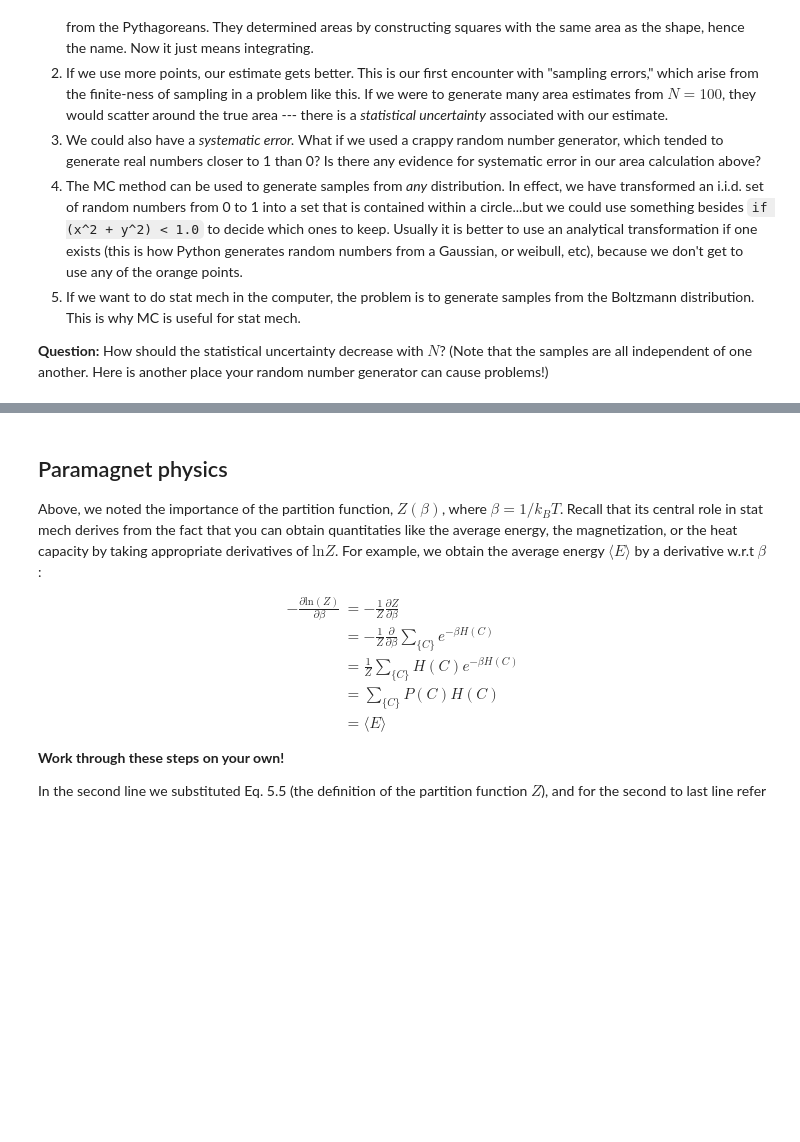
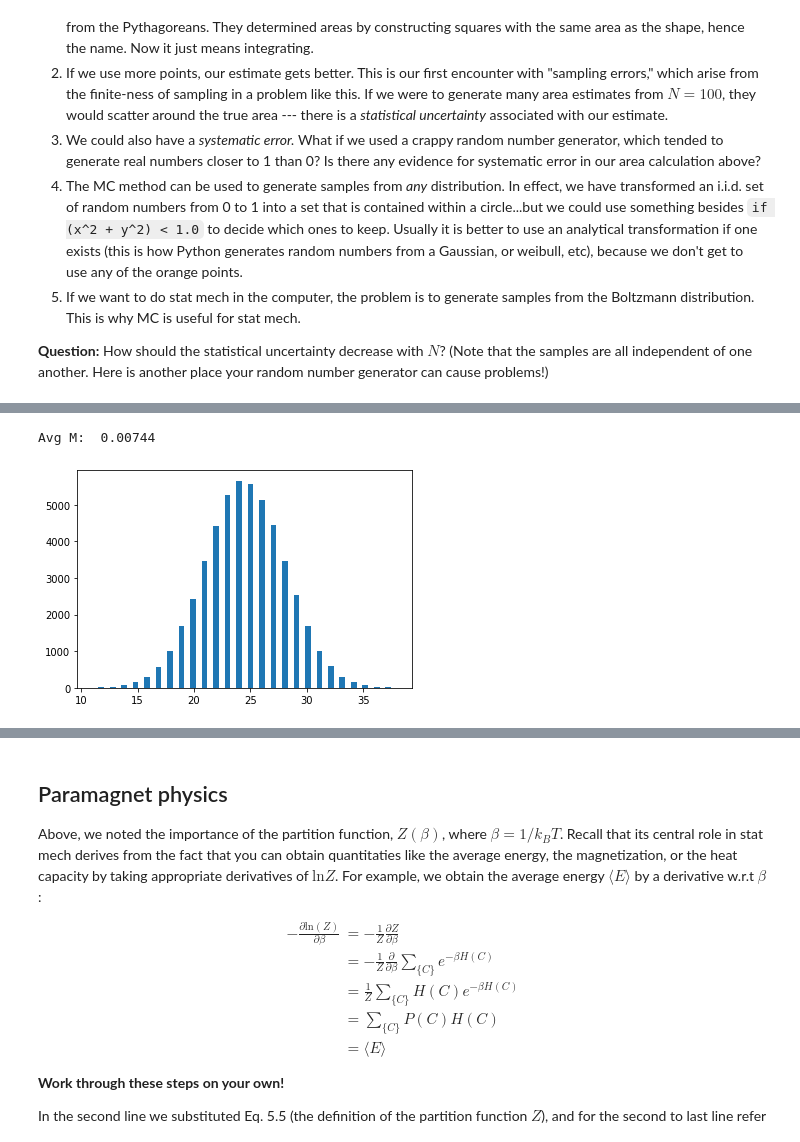
Before and after one commit to Boltz-mann/Phys460_660_2021, a Jupyter notebook: MonteCarlo.ipynb, the cells around one changed output, grey strips where cells are left out. Cells and saved outputs as stored; diff of their text form; code cells hidden in the pictures; blank space fills up the shorter version.

```diff
--- a/MonteCarlo.ipynb
+++ b/MonteCarlo.ipynb
@@ -144,7 +148,7 @@ In the code below, I generate a bunch of configurations according to the pseudo
 **TO DO:** (No HW here, just to get a feel for the physics.) Try out different $N$'s. When you do this, you are changing the system size. N=50 is a tiny paramagnet! Notice how at small $N$ the distribution isn't so perfect, but at larger $N$ it becomes more symmetric. Visually compare the shape of the entropy to the exact result, either from your notes, textbook, or from someone's lecture notes online.
 # %%
 N = 50
-totMCS = 1000
+totMCS = 50000
 
 N_up = []
 
@@ -153,33 +157,36 @@ N_up = []
 # tot_M, then at the end compute <M>
 tot_M = 0
 for i in range(0,totMCS):
     # this outer loop is the "Monte Carlo" loop
     # each iteration generates a new configuration of the spin lattice
     count = 0
     M = 0
     for j in range(0,N-1):
         # this loop runs over the spins, one by one
         tmp = rand.randrange(2)
         if tmp == 0:
             count = count+1
             M = M + 1 # an up spin, add to M
         elif tmp == 1:
             M = M - 1 # down spin, subtract from M
         else:
             print("rand ", tmp, "out of range")
 
     #tmp2 = np.log(count)
     #N_up.append(tmp2)
     N_up.append(count)
     tot_M = tot_M + M
 
 log_N = np.log(N_up)
 avg_M = tot_M/totMCS
 print("Avg M: ", avg_M)
 
 plt.hist(N_up,bins=53)
 #plt.yscale("log")
 plt.show()
+# %% [output]
+Avg M:  0.00744
+[figure, added]
 # %% [markdown]
 ## The Boltzmann factor
 
```
Also changed, not shown: parts of 5 cells of this notebook.
